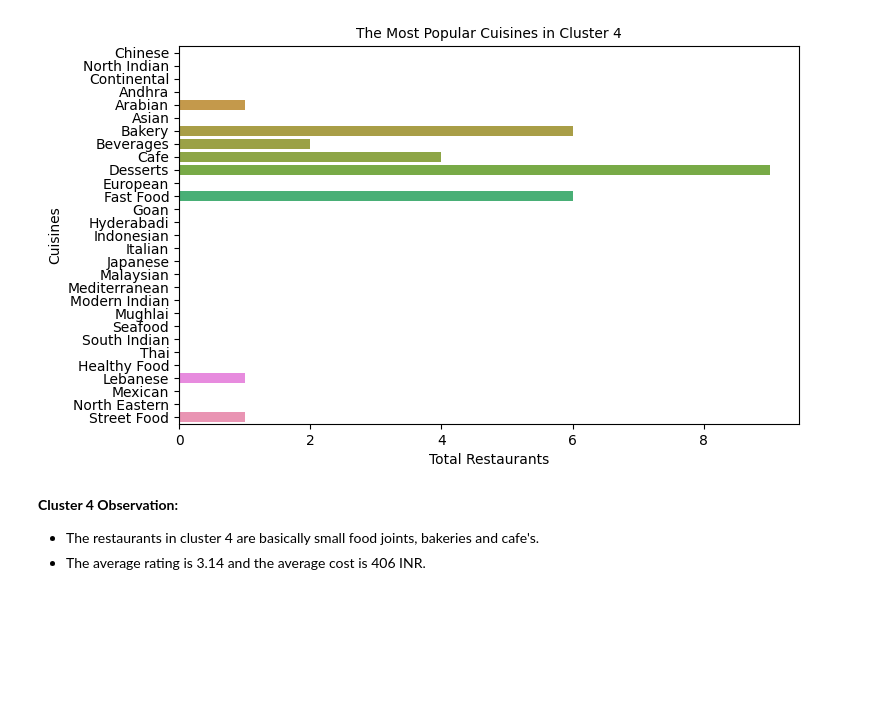
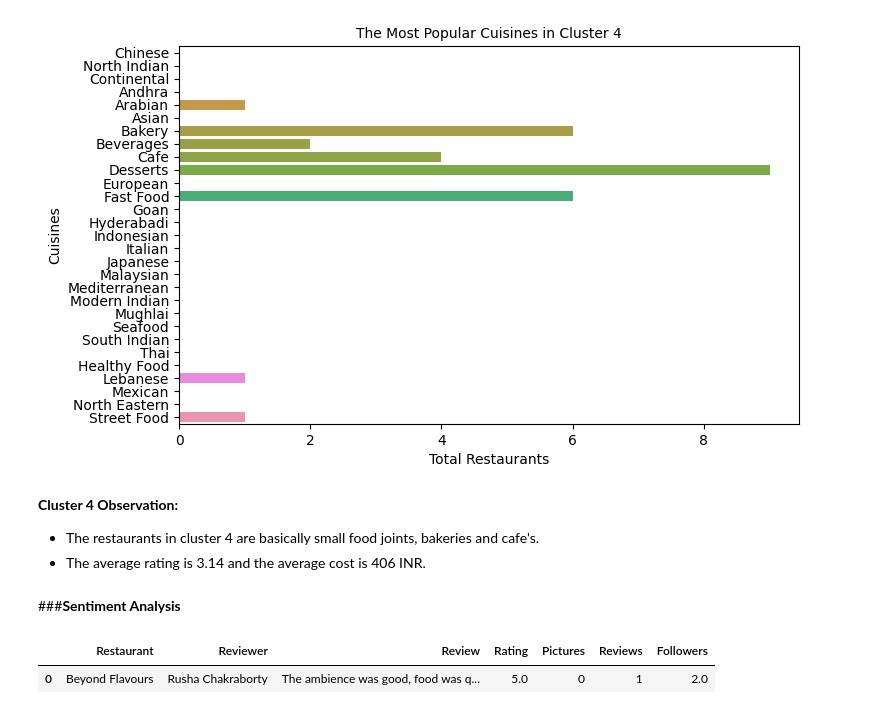
Before and after one commit to vithika-karan/Zomato-Restaurant-Clustering-and-Sentiment-Analysis, a Jupyter notebook: Zomato_Restaurant_Clustering_and_Sentiment_Analysis_Vithika_Karan.ipynb, the cells around one changed output. Drawn from its saved outputs; the diff is of its cells as text; code cells hidden in the pictures; blank space fills up the shorter version.

Commit message:
Sentiment Analysis 1

```diff
--- a/Zomato_Restaurant_Clustering_and_Sentiment_Analysis_Vithika_Karan.ipynb
+++ b/Zomato_Restaurant_Clustering_and_Sentiment_Analysis_Vithika_Karan.ipynb
@@ -1051,3 +1077,12 @@ cluster_cuisines(names_df[names_df['label']==4],'Cluster 4')
 **Cluster 4 Observation:**
 *  The restaurants in cluster 4 are basically small food joints, bakeries and cafe's.
 * The average rating is 3.14 and the average cost is 406 INR.
+# %% [markdown]
+###**Sentiment Analysis**
+# %%
+#reviews data
+sen_df = reviews_df.copy()
+reviews_df.head(1)
+# %% [output]
+|  | Restaurant | Reviewer | Review | Rating | Pictures | Reviews | Followers |
+| 0 | Beyond Flavours | Rusha Chakraborty | The ambience was good, food was q... | 5.0 | 0 | 1 | 2.0 |
```
Also changed, not shown: parts of 21 cells of this notebook.
